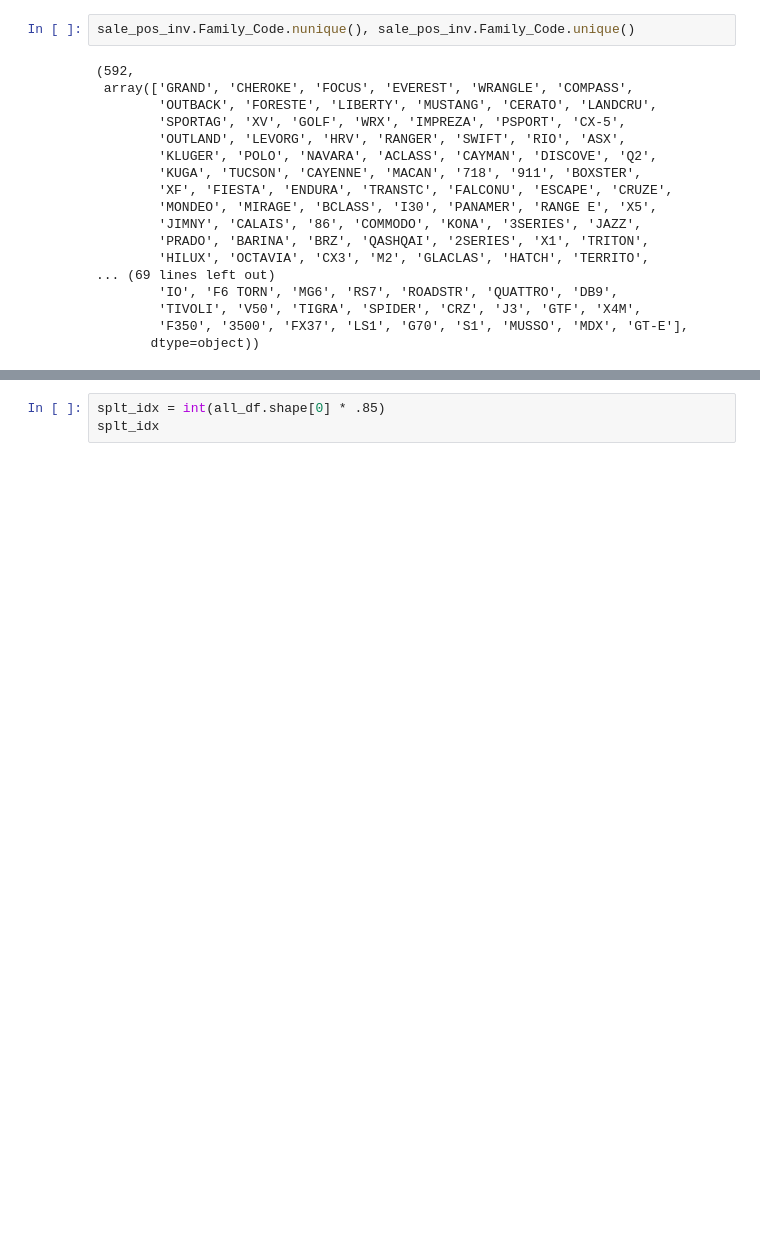
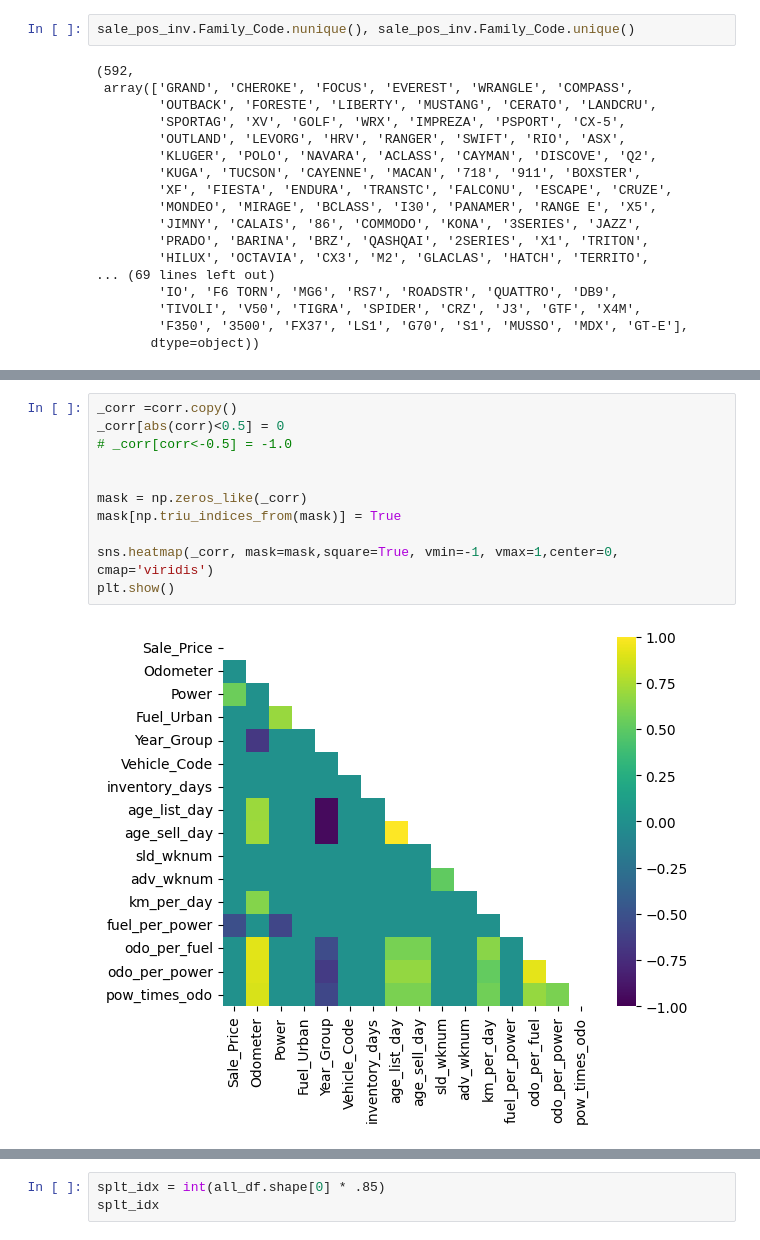
Before and after one commit to bibinmjose/auto-sale-pred, a Jupyter notebook: eda.ipynb, the cells around one changed output, grey strips where cells are left out. Drawn from its saved outputs; the diff is of its cells as text; blank space fills up the shorter version.

```diff
--- a/eda.ipynb
+++ b/eda.ipynb
@@ -420,0 +446,13 @@ plt.show()
+# %%
+_corr =corr.copy()
+_corr[abs(corr)<0.5] = 0
+# _corr[corr<-0.5] = -1.0
+
+
+mask = np.zeros_like(_corr)
+mask[np.triu_indices_from(mask)] = True
+
+sns.heatmap(_corr, mask=mask,square=True, vmin=-1, vmax=1,center=0, cmap='viridis')
+plt.show()
+# %% [output]
+[figure, added]
```
Also changed, not shown: parts of 18 cells of this notebook.
